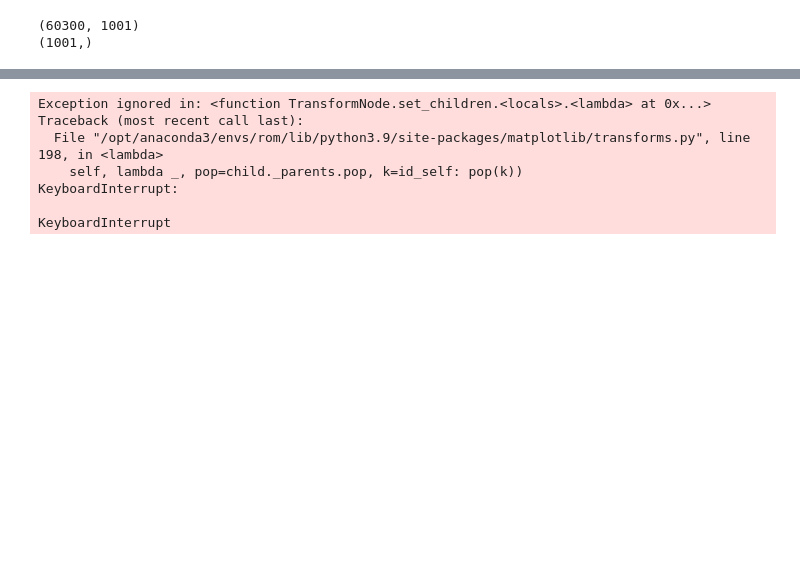
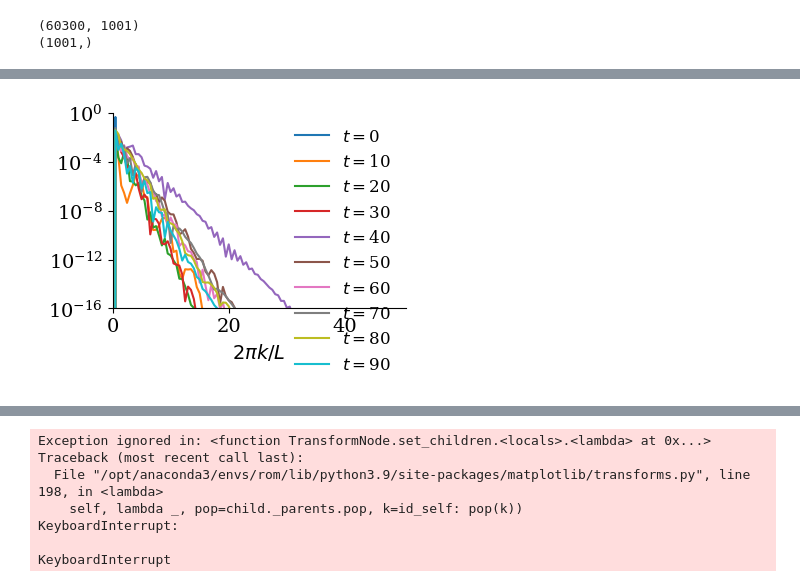
Before and after one commit to opaliss/Vlasov_Hermite_recurrence_study, a Jupyter notebook: aw_simulation/nonlinear_landau_damping.ipynb, the cells around one changed output, grey strips where cells are left out. Cells and saved outputs as stored; diff of their text form; code cells hidden in the pictures; blank space fills up the shorter version.

```diff
--- a/aw_simulation/nonlinear_landau_damping.ipynb
+++ b/aw_simulation/nonlinear_landau_damping.ipynb
@@ -45,4 +45,4 @@ setup = SimulationSetupFOM(Nx=100,
                            nu=0,
                            hyper_rate=None,
                            col_type="collisionless",
-                           closure_type="truncation")
+                           closure_type="hammett_perkins")
@@ -158,19 +164,18 @@ plt.savefig("figs/nonlinear_landau/nonlinear_landau_moment_cascade_" + str(setup
 # %%
 fig, ax = plt.subplots(figsize=(4, 3))
-plt.plot(np.arange(setup.Nx+1)*2*np.pi/setup.L, np.abs(E_midpoint_coeff[setup.Nx:, 0]), label=r"$t=0$")
-plt.plot(np.arange(setup.Nx+1)*2*np.pi/setup.L, np.abs(E_midpoint_coeff[setup.Nx:, 10]), label=r"$t=$" + str(round(sol_midpoint_t[10])))
-plt.plot(np.arange(setup.Nx+1)*2*np.pi/setup.L, np.abs(E_midpoint_coeff[setup.Nx:, 20]), label=r"$t=$" + str(round(sol_midpoint_t[20])))
-plt.plot(np.arange(setup.Nx+1)*2*np.pi/setup.L, np.abs(E_midpoint_coeff[setup.Nx:, 30]), label=r"$t=$" + str(round(sol_midpoint_t[30])))
-plt.plot(np.arange(setup.Nx+1)*2*np.pi/setup.L, np.abs(E_midpoint_coeff[setup.Nx:, -1]), label=r"$t=$" + str(round(sol_midpoint_t[-1])))
+for tt in np.arange(0, int(100/dt), 100):
+    plt.plot(np.arange(setup.Nx+1)*2*np.pi/setup.L, np.abs(E_midpoint_coeff[setup.Nx:, tt]), label=r"$t=$" + str(int(sol_midpoint_t[tt])))
 ax.set_yscale("log")
 ax.set_xlabel("$2 \pi k/L$")
 ax.spines['right'].set_visible(False)
 ax.spines['top'].set_visible(False)
 ax.set_xlim(0, (setup.Nx+1)*2*np.pi/setup.L)
 legend = ax.legend(ncols=1, fancybox=False, shadow=False, fontsize=12, loc='upper right')
 legend.get_frame().set_alpha(0)
 ax.set_ylim(1e-16, 1)
 
 plt.tight_layout()
 plt.savefig("figs/nonlinear_landau/nonlinear_landau_coefficient_" + str(setup.Nv)+ "_closure_" + str(setup.closure_type) + "_collisions_" + str(setup.col_type) + ".png", dpi=200, bbox_inches='tight')
+# %% [output]
+[figure, added]
 # %%
```
Also changed, not shown: parts of 7 cells of this notebook, 1 other file.
